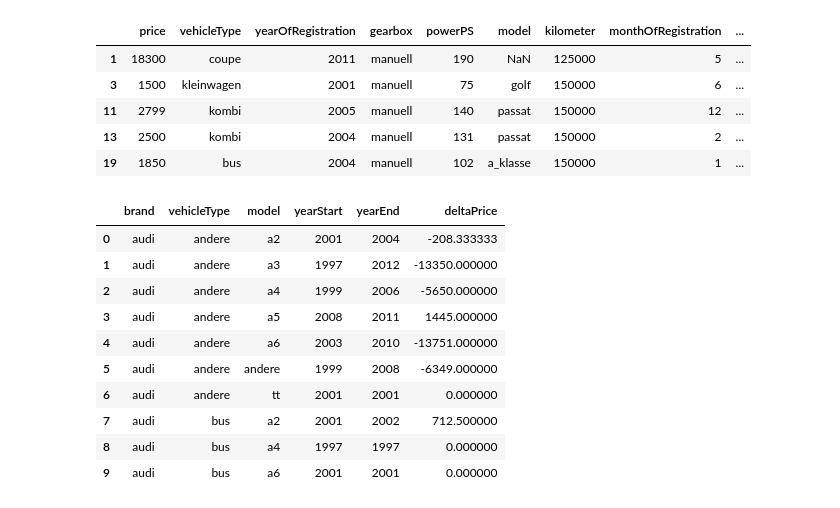
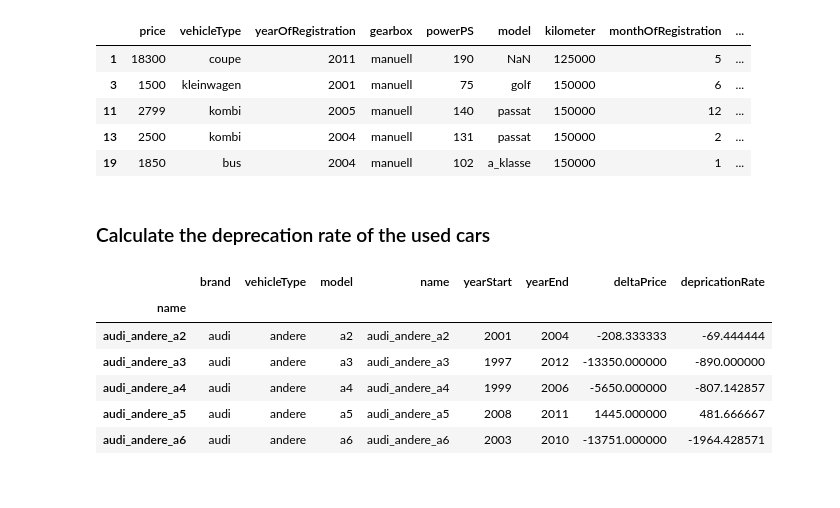
Before and after one commit to phinna/DataSciencePratice, a Jupyter notebook: carAnalysisReport.ipynb, the cells around one changed output. Drawn from its saved outputs; the diff is of its cells as text; code cells hidden in the pictures.

```diff
--- a/carAnalysisReport.ipynb
+++ b/carAnalysisReport.ipynb
@@ -475,6 +509,8 @@ topPopDf.head()
 | 11 | 2799 | kombi | 2005 | manuell | 140 | passat | 150000 | 12 | ... |
 | 13 | 2500 | kombi | 2004 | manuell | 131 | passat | 150000 | 2 | ... |
 | 19 | 1850 | bus | 2004 | manuell | 102 | a_klasse | 150000 | 1 | ... |
+# %% [markdown]
+### Calculate the deprecation rate of the used cars
 # %%
 def calculate_deprication_rate(mGroupDf):
     yearOfRegList, meanPriceList = [],  []
@@ -484,10 +520,14 @@ def calculate_deprication_rate(mGroupDf):
     maxYear = max(yearPriceDict.keys())
     minYear = min(yearPriceDict.keys())
     deltaPrice = yearPriceDict[minYear] - yearPriceDict[maxYear]
-    depricationRate = (yearPriceDict[maxYear] - yearPriceDict[minYear]) / (maxYear - minYear)
+    if (maxYear - minYear) != 0:
+        depricationRate = deltaPrice / (maxYear - minYear)
+    else:
+        depricationRate = np.nan
     return depricationRate, maxYear, minYear, deltaPrice
 # %%
-depricationInfoDf = pd.DataFrame()
+topDepricationInfoDf = pd.DataFrame()
+nameList = []
 bList, vList, mList = [], [], []
 yearStartList, yearEndList = [], []
 deltaPriceList = []
@@ -495,33 +535,32 @@ depricationList = []
 for brand, bGroup in topPopDf.groupby('brand'):
     for v, vGroup in bGroup.groupby('vehicleType'):
         for m, mGroup in vGroup.groupby('model'):
-#             print (mGroup)
+            nameList.append(brand + '_' + v + '_' + m)
             bList.append(brand)
             vList.append(v)
             mList.append(m)
             depriCationRate, maxYear, minYear, deltaPrice = calculate_deprication_rate(mGroup)
-#             depricationList.append(depriCationRate)
+            depricationList.append(depriCationRate)
             yearStartList.append(minYear)
             yearEndList.append(maxYear)
             deltaPriceList.append(deltaPrice)
-depricationInfoDf['brand'] = bList
-depricationInfoDf['vehicleType'] = vList
-depricationInfoDf['model'] = mList
-depricationInfoDf['yearStart'] = yearStartList
-depricationInfoDf['yearEnd'] = yearEndList
-depricationInfoDf['deltaPrice'] = deltaPriceList
-# depricationInfoDf['depricationRate'] = depricationList
-
-depricationInfoDf.head(10)
+topDepricationInfoDf['brand'] = bList
+topDepricationInfoDf['vehicleType'] = vList
+topDepricationInfoDf['model'] = mList
+topDepricationInfoDf['name'] = nameList
+topDepricationInfoDf['yearStart'] = yearStartList
+topDepricationInfoDf['yearEnd'] = yearEndList
+topDepricationInfoDf['deltaPrice'] = deltaPriceList
+topDepricationInfoDf['depricationRate'] = depricationList
-# %% [output]
-|  | brand | vehicleType | model | yearStart | yearEnd | deltaPrice |
-| 0 | audi | andere | a2 | 2001 | 2004 | -208.333333 |
-| 1 | audi | andere | a3 | 1997 | 2012 | -13350.000000 |
-| 2 | audi | andere | a4 | 1999 | 2006 | -5650.000000 |
-| 3 | audi | andere | a5 | 2008 | 2011 | 1445.000000 |
-| 4 | audi | andere | a6 | 2003 | 2010 | -13751.000000 |
-| 5 | audi | andere | andere | 1999 | 2008 | -6349.000000 |
-| 6 | audi | andere | tt | 2001 | 2001 | 0.000000 |
-| 7 | audi | bus | a2 | 2001 | 2002 | 712.500000 |
-| 8 | audi | bus | a4 | 1997 | 1997 | 0.000000 |
-| 9 | audi | bus | a6 | 2001 | 2001 | 0.000000 |
+# %%
+topDepricationInfoDf = topDepricationInfoDf.set_index(topDepricationInfoDf['name'])
+topDepricationInfoDf.dropna(inplace=True)
+topDepricationInfoDf.head()
+# %% [output]
+|  | brand | vehicleType | model | name | yearStart | yearEnd | deltaPrice | depricationRate |
+| name |  |  |  |  |  |  |  |  |
+| audi_andere_a2 | audi | andere | a2 | audi_andere_a2 | 2001 | 2004 | -208.333333 | -69.444444 |
+| audi_andere_a3 | audi | andere | a3 | audi_andere_a3 | 1997 | 2012 | -13350.000000 | -890.000000 |
+| audi_andere_a4 | audi | andere | a4 | audi_andere_a4 | 1999 | 2006 | -5650.000000 | -807.142857 |
+| audi_andere_a5 | audi | andere | a5 | audi_andere_a5 | 2008 | 2011 | 1445.000000 | 481.666667 |
+| audi_andere_a6 | audi | andere | a6 | audi_andere_a6 | 2003 | 2010 | -13751.000000 | -1964.428571 |
```
Also changed, not shown: parts of 21 cells of this notebook.
